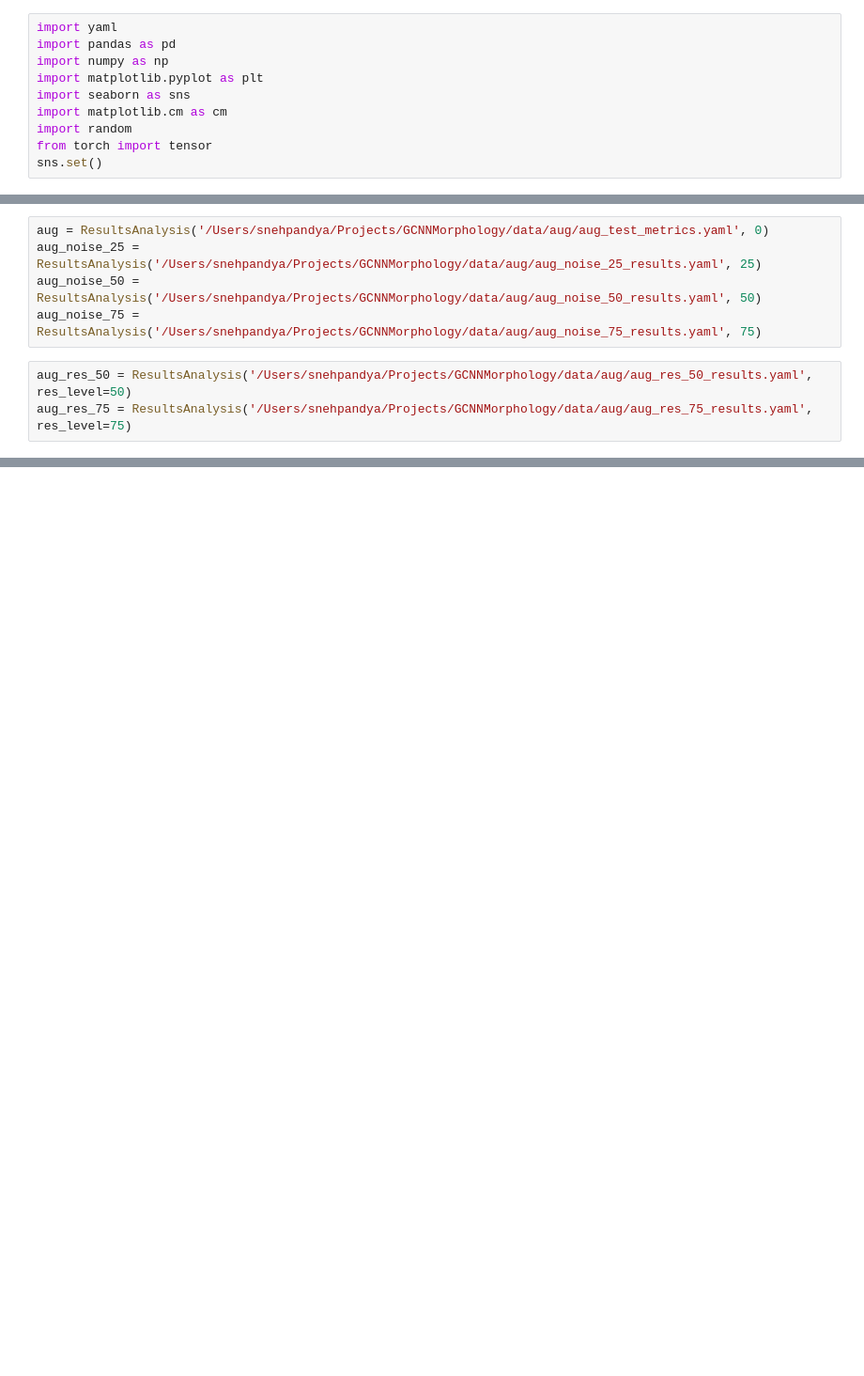
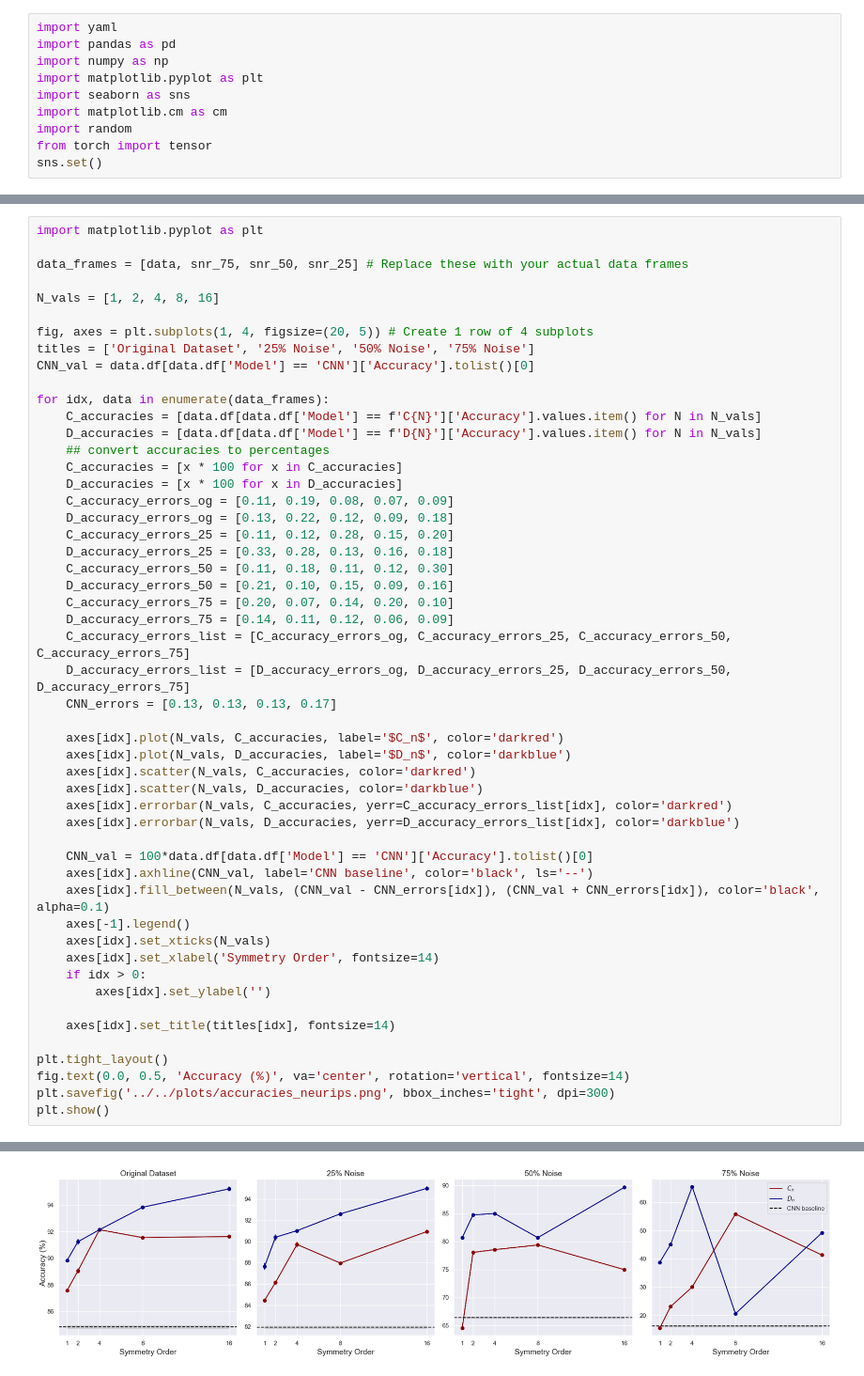
Before and after one commit to snehjp2/GCNNMorphology, a Jupyter notebook: src/notebooks/results_analysis.ipynb, the cells around one changed output, grey strips where cells are left out. Shown at 94% size. Cells and saved outputs as stored; diff of their text form; blank space fills up the shorter version.

```diff
--- a/src/notebooks/results_analysis.ipynb
+++ b/src/notebooks/results_analysis.ipynb
@@ -145,8 +149,52 @@ tm75 = ResultsAnalysis("/Users/snehpandya/Projects/GCNNMorphology/data/no_aug/te
-# %%
-aug = ResultsAnalysis('/Users/snehpandya/Projects/GCNNMorphology/data/aug/aug_test_metrics.yaml', 0)
-aug_noise_25 = ResultsAnalysis('/Users/snehpandya/Projects/GCNNMorphology/data/aug/aug_noise_25_results.yaml', 25)
-aug_noise_50 = ResultsAnalysis('/Users/snehpandya/Projects/GCNNMorphology/data/aug/aug_noise_50_results.yaml', 50)
-aug_noise_75 = ResultsAnalysis('/Users/snehpandya/Projects/GCNNMorphology/data/aug/aug_noise_75_results.yaml', 75)
-# %%
-aug_res_50 = ResultsAnalysis('/Users/snehpandya/Projects/GCNNMorphology/data/aug/aug_res_50_results.yaml', res_level=50)
-aug_res_75 = ResultsAnalysis('/Users/snehpandya/Projects/GCNNMorphology/data/aug/aug_res_75_results.yaml', res_level=75)
+# %%
+import matplotlib.pyplot as plt
+
+data_frames = [data, snr_75, snr_50, snr_25] # Replace these with your actual data frames
+
+N_vals = [1, 2, 4, 8, 16]
+
+fig, axes = plt.subplots(1, 4, figsize=(20, 5)) # Create 1 row of 4 subplots
+titles = ['Original Dataset', '25% Noise', '50% Noise', '75% Noise']
+CNN_val = data.df[data.df['Model'] == 'CNN']['Accuracy'].tolist()[0]
+
+for idx, data in enumerate(data_frames):
+    C_accuracies = [data.df[data.df['Model'] == f'C{N}']['Accuracy'].values.item() for N in N_vals]
+    D_accuracies = [data.df[data.df['Model'] == f'D{N}']['Accuracy'].values.item() for N in N_vals]
+    ## convert accuracies to percentages
+    C_accuracies = [x * 100 for x in C_accuracies]
+    D_accuracies = [x * 100 for x in D_accuracies]
+    C_accuracy_errors_og = [0.11, 0.19, 0.08, 0.07, 0.09]
+    D_accuracy_errors_og = [0.13, 0.22, 0.12, 0.09, 0.18]
+    C_accuracy_errors_25 = [0.11, 0.12, 0.28, 0.15, 0.20]
+    D_accuracy_errors_25 = [0.33, 0.28, 0.13, 0.16, 0.18]
+    C_accuracy_errors_50 = [0.11, 0.18, 0.11, 0.12, 0.30]
+    D_accuracy_errors_50 = [0.21, 0.10, 0.15, 0.09, 0.16]
+    C_accuracy_errors_75 = [0.20, 0.07, 0.14, 0.20, 0.10]
+    D_accuracy_errors_75 = [0.14, 0.11, 0.12, 0.06, 0.09]
+    C_accuracy_errors_list = [C_accuracy_errors_og, C_accuracy_errors_25, C_accuracy_errors_50, C_accuracy_errors_75]
+    D_accuracy_errors_list = [D_accuracy_errors_og, D_accuracy_errors_25, D_accuracy_errors_50, D_accuracy_errors_75]
+    CNN_errors = [0.13, 0.13, 0.13, 0.17]
+
+    axes[idx].plot(N_vals, C_accuracies, label='$C_n$', color='darkred')
+    axes[idx].plot(N_vals, D_accuracies, label='$D_n$', color='darkblue')
+    axes[idx].scatter(N_vals, C_accuracies, color='darkred')
+    axes[idx].scatter(N_vals, D_accuracies, color='darkblue')
+    axes[idx].errorbar(N_vals, C_accuracies, yerr=C_accuracy_errors_list[idx], color='darkred')
+    axes[idx].errorbar(N_vals, D_accuracies, yerr=D_accuracy_errors_list[idx], color='darkblue')
+
+    CNN_val = 100*data.df[data.df['Model'] == 'CNN']['Accuracy'].tolist()[0]
+    axes[idx].axhline(CNN_val, label='CNN baseline', color='black', ls='--')
+    axes[idx].fill_between(N_vals, (CNN_val - CNN_errors[idx]), (CNN_val + CNN_errors[idx]), color='black', alpha=0.1)
+    axes[-1].legend()
+    axes[idx].set_xticks(N_vals)
+    axes[idx].set_xlabel('Symmetry Order', fontsize=14)
+    if idx > 0:
+        axes[idx].set_ylabel('')
+
+    axes[idx].set_title(titles[idx], fontsize=14)
+
+plt.tight_layout()
+fig.text(0.0, 0.5, 'Accuracy (%)', va='center', rotation='vertical', fontsize=14)
+plt.savefig('../../plots/accuracies_neurips.png', bbox_inches='tight', dpi=300)
+plt.show()
+# %% [output]
@@ -152,0 +204 @@ aug_res_75 = ResultsAnalysis('/Users/snehpandya/Projects/GCNNMorphology/data/aug
+[figure, added]
```
Also changed, not shown: parts of 16 cells of this notebook.
